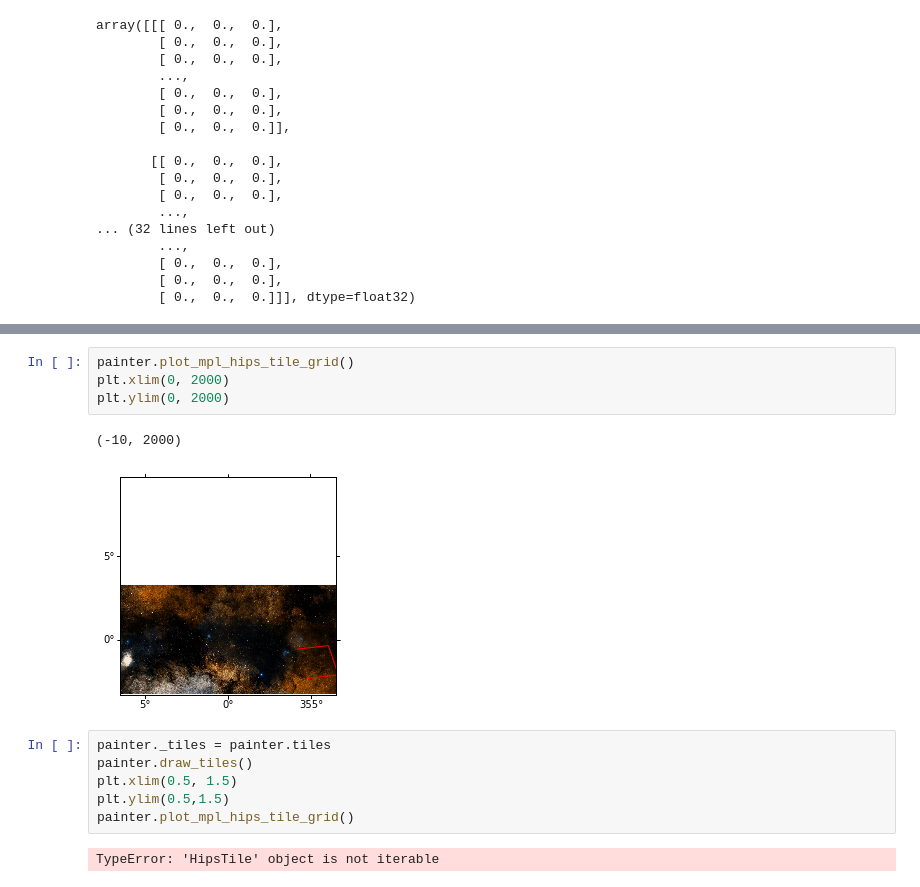
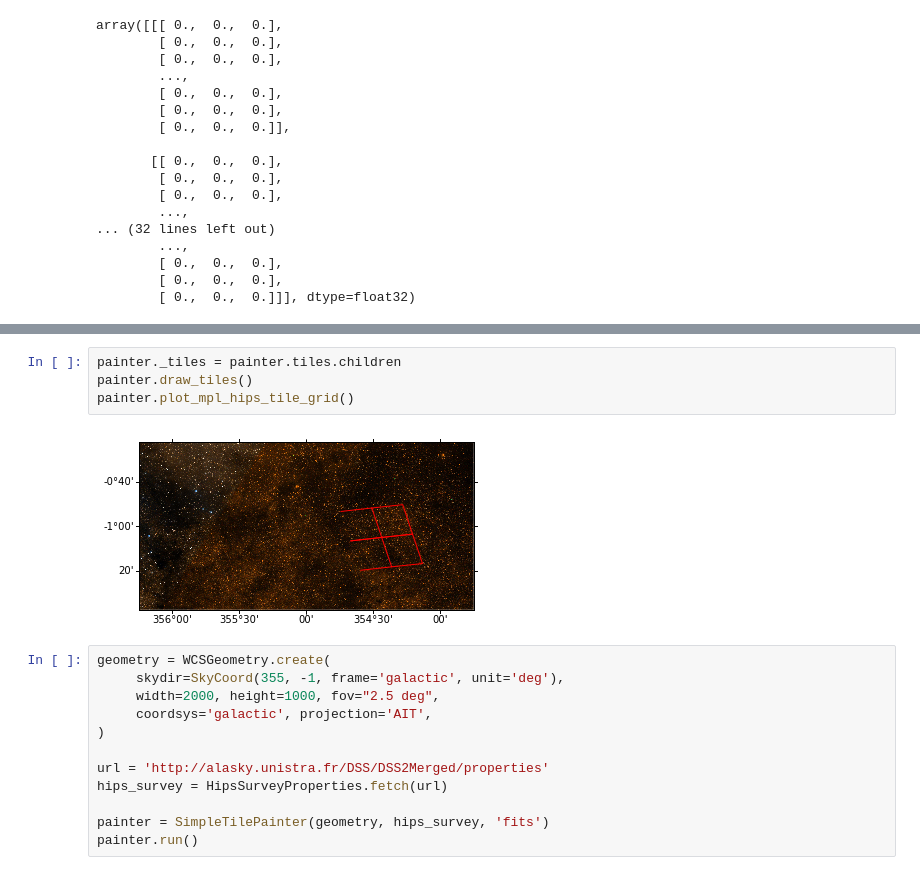
Before and after one commit to adl1995/HIPS-to-Py, a Jupyter notebook: examples/Tile distortion issue - Fix.ipynb, the cells around one changed output, grey strips where cells are left out. Drawn from its saved outputs; the diff is of its cells as text.

```diff
--- a/examples/Tile distortion issue - Fix.ipynb
+++ b/examples/Tile distortion issue - Fix.ipynb
@@ -80,15 +78,18 @@ painter.plot_mpl_hips_tile_grid()
-# %%
-painter.plot_mpl_hips_tile_grid()
-plt.xlim(0, 2000)
-plt.ylim(0, 2000)
-# %% [output]
-(-10, 2000)
-[figure, removed]
 # %%
-painter._tiles = painter.tiles
+painter._tiles = painter.tiles.children
 painter.draw_tiles()
-plt.xlim(0.5, 1.5)
-plt.ylim(0.5,1.5)
 painter.plot_mpl_hips_tile_grid()
 # %% [output]
-TypeError: 'HipsTile' object is not iterable
+[figure, added]
+# %%
+geometry = WCSGeometry.create(
+     skydir=SkyCoord(355, -1, frame='galactic', unit='deg'),
+     width=2000, height=1000, fov="2.5 deg",
+     coordsys='galactic', projection='AIT',
+)
+
+url = 'http://alasky.unistra.fr/DSS/DSS2Merged/properties'
+hips_survey = HipsSurveyProperties.fetch(url)
+
+painter = SimpleTilePainter(geometry, hips_survey, 'fits')
+painter.run()
```
Also changed, not shown: parts of 9 cells of this notebook.
